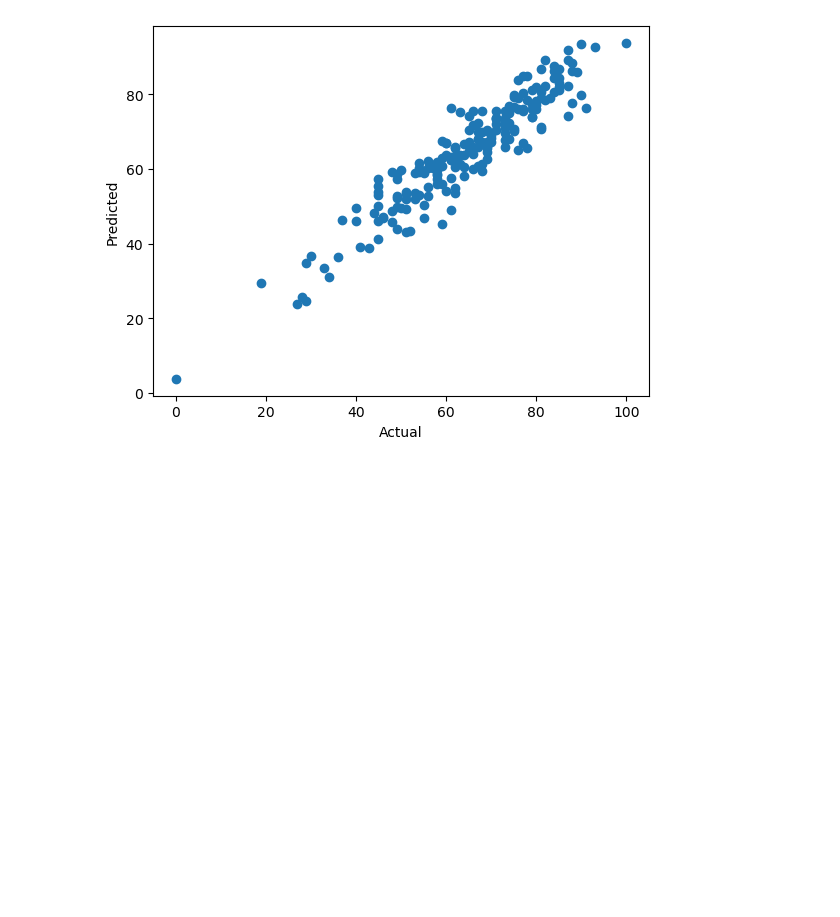
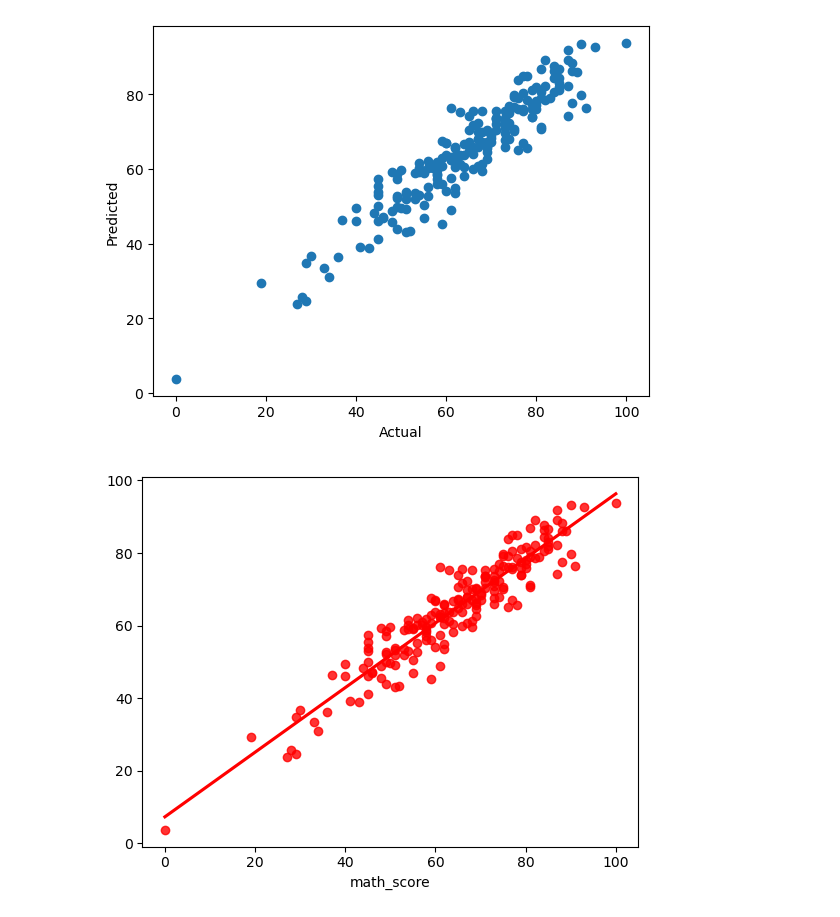
Before and after one commit to VikasKori12/mlproject, a Jupyter notebook: notebook/Model Training.ipynb, the cells around one changed output. Saved outputs shown, nothing was run; the diff lists cells and outputs as text; code cells hidden in the pictures; blank space fills up the shorter version.

```diff
--- a/notebook/Model Training.ipynb
+++ b/notebook/Model Training.ipynb
@@ -191,3 +191,7 @@ plt.ylabel('Predicted')
 # %% [output]
 Text(0, 0.5, 'Predicted')
 [figure]
+# %%
+sns.regplot(x=y_test,y=y_pred,ci=None,color ='red');
+# %% [output]
+[figure, added]
```
Also changed, not shown: parts of 1 cell of this notebook.
